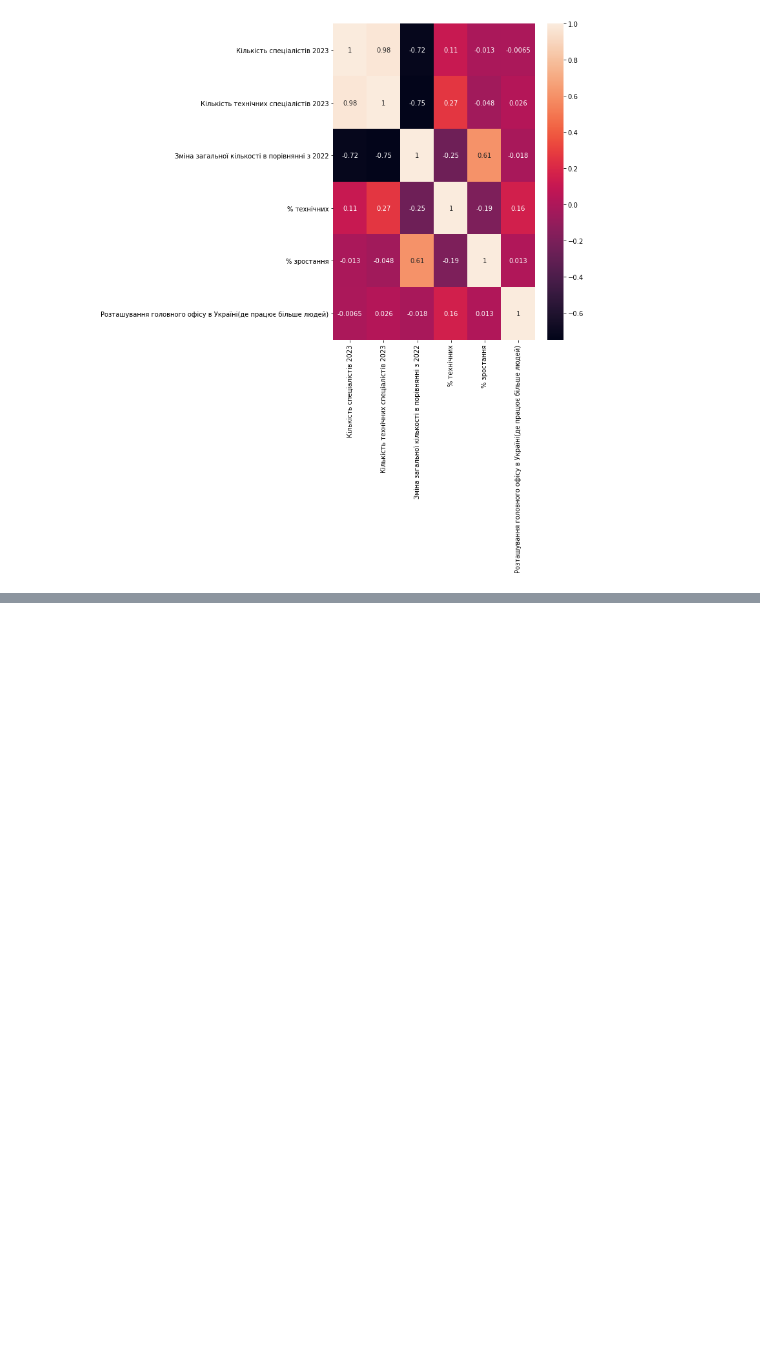
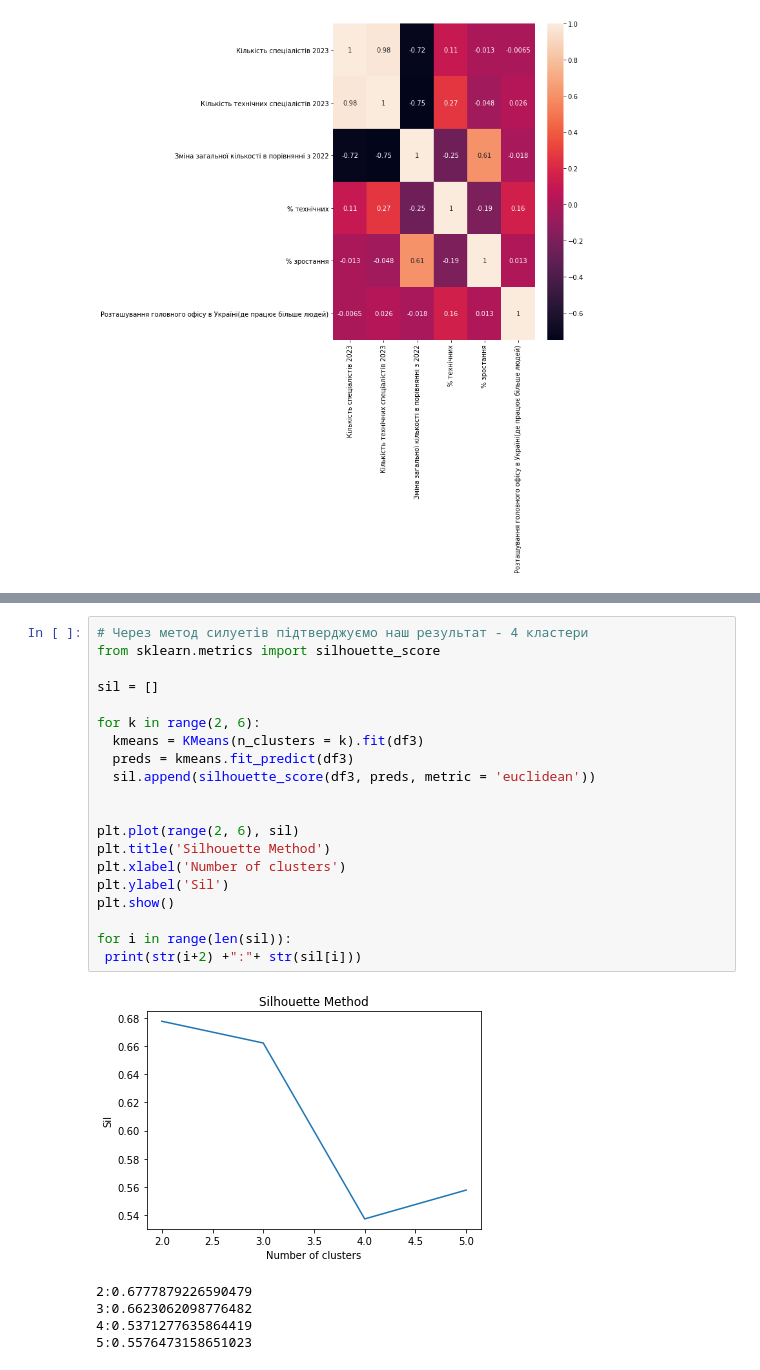
Before and after one commit to VladTarasov1/Dyploma, a Jupyter notebook: диплом.ipynb, the cells around one changed output, grey strips where cells are left out. Drawn from its saved outputs; the diff is of its cells as text; blank space fills up the shorter version.

```diff
--- a/диплом.ipynb
+++ b/диплом.ipynb
@@ -220,0 +298,26 @@ plt.show()
+# %%
+# Через метод силуетів підтверджуємо наш результат - 4 кластери
+from sklearn.metrics import silhouette_score
+
+sil = []
+
+for k in range(2, 6):
+  kmeans = KMeans(n_clusters = k).fit(df3)
+  preds = kmeans.fit_predict(df3)
+  sil.append(silhouette_score(df3, preds, metric = 'euclidean'))
+
+
+plt.plot(range(2, 6), sil)
+plt.title('Silhouette Method')
+plt.xlabel('Number of clusters')
+plt.ylabel('Sil')
+plt.show()
+
+for i in range(len(sil)):
+ print(str(i+2) +":"+ str(sil[i]))
+# %% [output]
+[figure, added]
+2:0.6777879226590479
+3:0.6623062098776482
+4:0.5371277635864419
+5:0.5576473158651023
```
Also changed, not shown: parts of 26 cells of this notebook.
